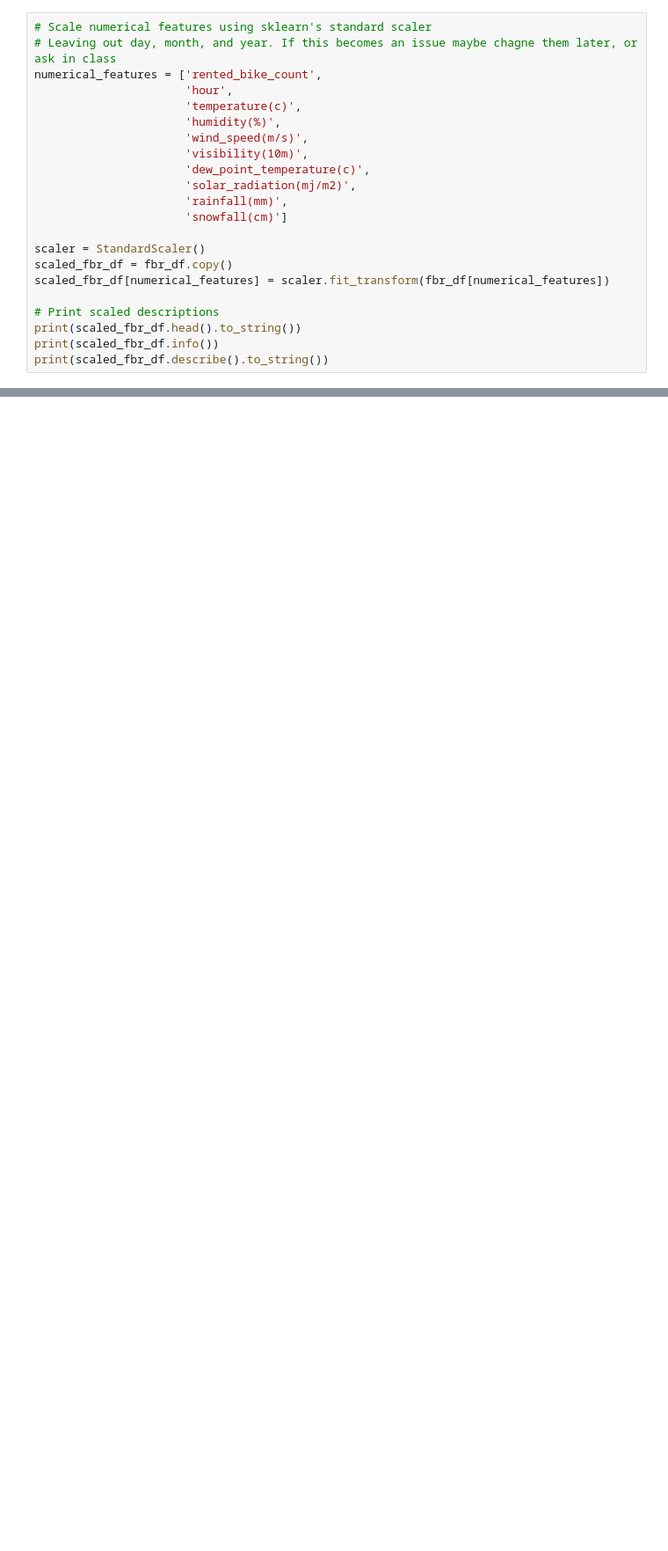
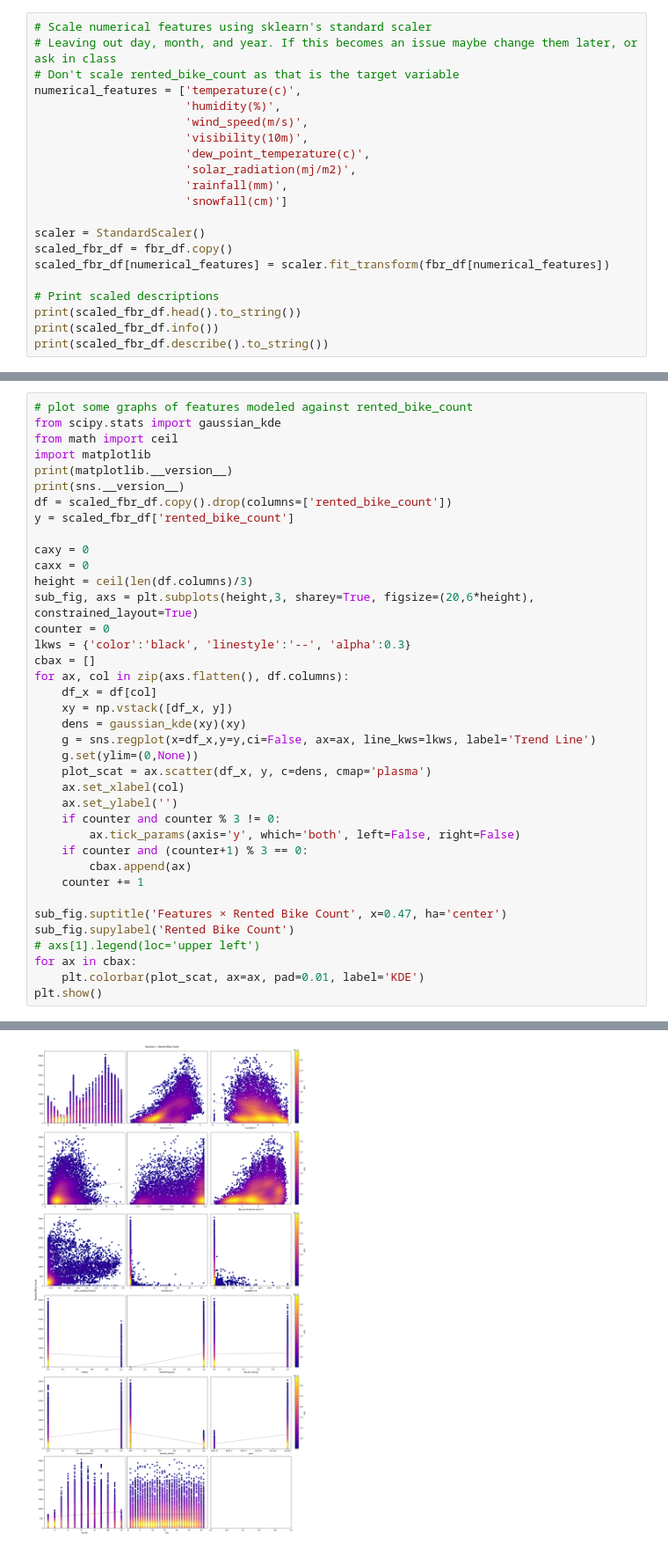
Before and after one commit to rudedude693/FSA_devops, a Jupyter notebook: notebooks/unit3/lesson_INC2/inc_cap_proj_2_1.ipynb, the cells around one changed output, grey strips where cells are left out. Shown at 88% size. Drawn from its saved outputs; the diff is of its cells as text; blank space fills up the shorter version.

```diff
--- a/notebooks/unit3/lesson_INC2/inc_cap_proj_2_1.ipynb
+++ b/notebooks/unit3/lesson_INC2/inc_cap_proj_2_1.ipynb
@@ -158,10 +168,9 @@ Data columns (total 18 columns):
 max          3556.000000    23.000000       39.400002    98.000000         7.400000      2000.000000                 27.200001                3.520000     35.000000      8.800000  2018.000000    12.00 ...
 # %%
 # Scale numerical features using sklearn's standard scaler
-# Leaving out day, month, and year. If this becomes an issue maybe chagne them later, or ask in class
-numerical_features = ['rented_bike_count',
-                      'hour',
-                      'temperature(c)',
+# Leaving out day, month, and year. If this becomes an issue maybe change them later, or ask in class
+# Don't scale rented_bike_count as that is the target variable
+numerical_features = ['temperature(c)',
                       'humidity(%)',
                       'wind_speed(m/s)',
                       'visibility(10m)',
@@ -198,0 +220,39 @@ max         4.421041e+00  1.661325e+00    2.220090e+00  1.953404e+00         5.4
+# %%
+# plot some graphs of features modeled against rented_bike_count
+from scipy.stats import gaussian_kde
+from math import ceil
+import matplotlib
+print(matplotlib.__version__)
+print(sns.__version__)
+df = scaled_fbr_df.copy().drop(columns=['rented_bike_count'])
+y = scaled_fbr_df['rented_bike_count']
+
+caxy = 0
+caxx = 0
+height = ceil(len(df.columns)/3)
+sub_fig, axs = plt.subplots(height,3, sharey=True, figsize=(20,6*height), constrained_layout=True)
+counter = 0
+lkws = {'color':'black', 'linestyle':'--', 'alpha':0.3}
+cbax = []
+for ax, col in zip(axs.flatten(), df.columns):
+    df_x = df[col]
+    xy = np.vstack([df_x, y])
+    dens = gaussian_kde(xy)(xy)
+    g = sns.regplot(x=df_x,y=y,ci=False, ax=ax, line_kws=lkws, label='Trend Line')
+    g.set(ylim=(0,None))
+    plot_scat = ax.scatter(df_x, y, c=dens, cmap='plasma')
+    ax.set_xlabel(col)
+    ax.set_ylabel('')
+    if counter and counter % 3 != 0:
+        ax.tick_params(axis='y', which='both', left=False, right=False)
+    if counter and (counter+1) % 3 == 0:
+        cbax.append(ax)
+    counter += 1
+
+sub_fig.suptitle('Features × Rented Bike Count', x=0.47, ha='center')
+sub_fig.supylabel('Rented Bike Count')
+# axs[1].legend(loc='upper left')
+for ax in cbax:
+    plt.colorbar(plot_scat, ax=ax, pad=0.01, label='KDE')
+plt.show()
+# %% [output]
@@ -198,0 +261 @@ max         4.421041e+00  1.661325e+00    2.220090e+00  1.953404e+00         5.4
+[figure, added]
```
Also changed, not shown: parts of 6 cells of this notebook, 1 other file.
